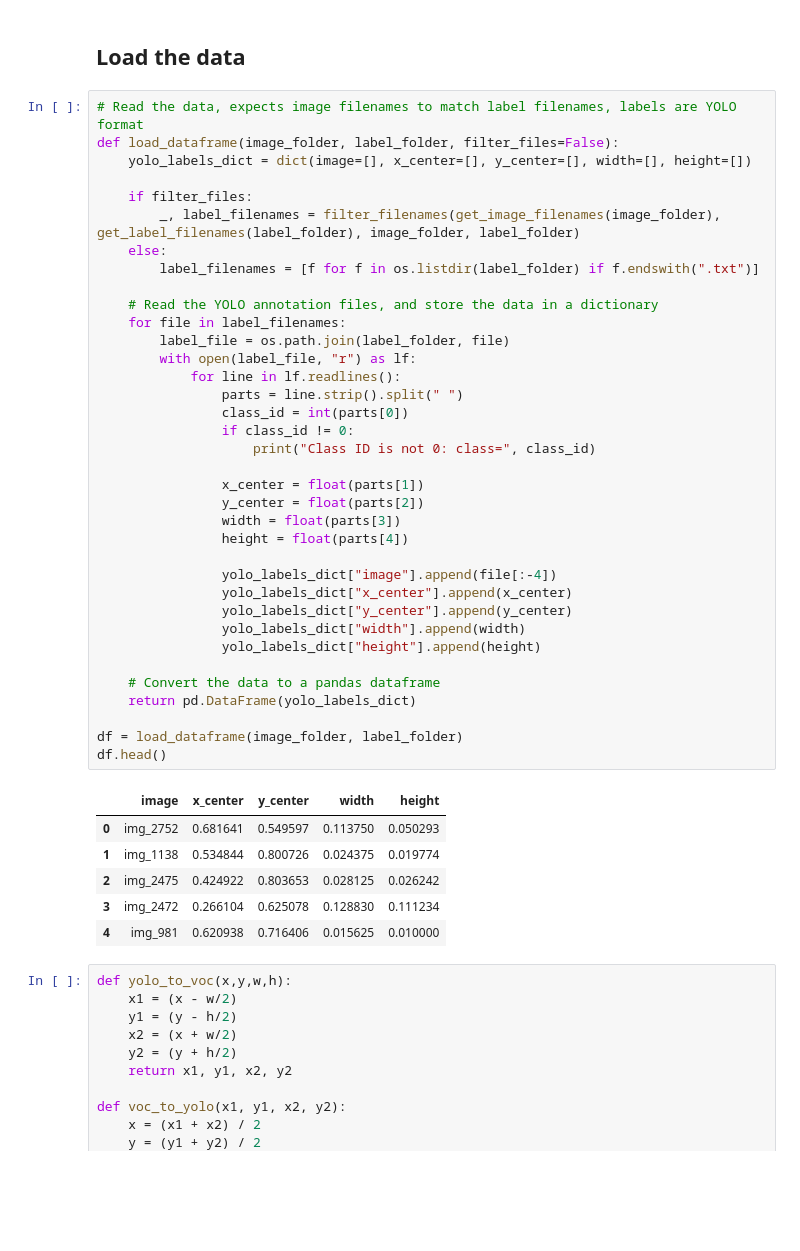
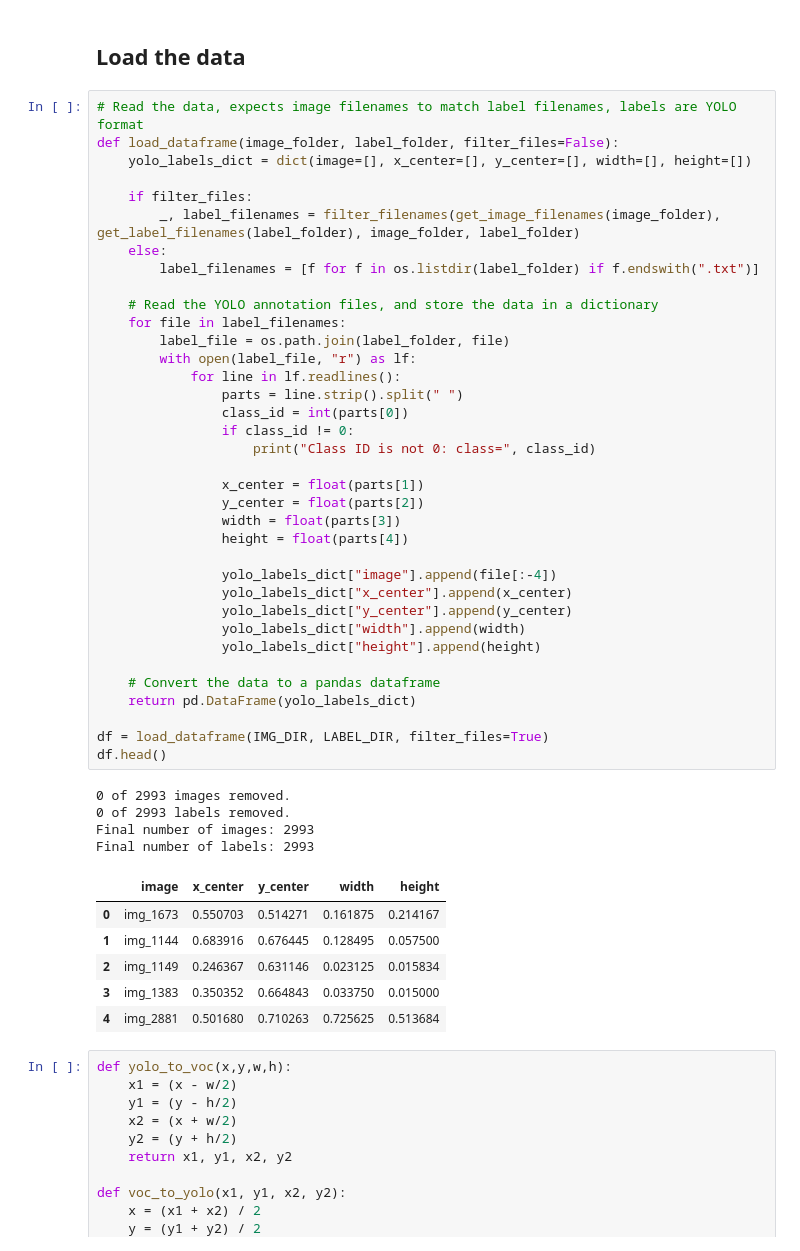
Before and after one commit to Gabmelom/plate-vision, a Jupyter notebook: plate-vision.ipynb, the cells around one changed output. Drawn from its saved outputs; the diff is of its cells as text; blank space fills up the shorter version.

```diff
--- a/plate-vision.ipynb
+++ b/plate-vision.ipynb
@@ -130,39 +130,43 @@ def load_dataframe(image_folder, label_folder, filter_files=False):
     else:
         label_filenames = [f for f in os.listdir(label_folder) if f.endswith(".txt")]
 
     # Read the YOLO annotation files, and store the data in a dictionary
     for file in label_filenames:
         label_file = os.path.join(label_folder, file)
         with open(label_file, "r") as lf:
             for line in lf.readlines():
                 parts = line.strip().split(" ")
                 class_id = int(parts[0])
                 if class_id != 0:
                     print("Class ID is not 0: class=", class_id)
 
                 x_center = float(parts[1])
                 y_center = float(parts[2])
                 width = float(parts[3])
                 height = float(parts[4])
 
                 yolo_labels_dict["image"].append(file[:-4])
                 yolo_labels_dict["x_center"].append(x_center)
                 yolo_labels_dict["y_center"].append(y_center)
                 yolo_labels_dict["width"].append(width)
                 yolo_labels_dict["height"].append(height)
 
     # Convert the data to a pandas dataframe
     return pd.DataFrame(yolo_labels_dict)
 
-df = load_dataframe(image_folder, label_folder)
+df = load_dataframe(IMG_DIR, LABEL_DIR, filter_files=True)
 df.head()
 # %% [output]
+0 of 2993 images removed.
+0 of 2993 labels removed.
+Final number of images: 2993
+Final number of labels: 2993
 |  | image | x_center | y_center | width | height |
-| 0 | img_2752 | 0.681641 | 0.549597 | 0.113750 | 0.050293 |
-| 1 | img_1138 | 0.534844 | 0.800726 | 0.024375 | 0.019774 |
-| 2 | img_2475 | 0.424922 | 0.803653 | 0.028125 | 0.026242 |
-| 3 | img_2472 | 0.266104 | 0.625078 | 0.128830 | 0.111234 |
-| 4 | img_981 | 0.620938 | 0.716406 | 0.015625 | 0.010000 |
+| 0 | img_1673 | 0.550703 | 0.514271 | 0.161875 | 0.214167 |
+| 1 | img_1144 | 0.683916 | 0.676445 | 0.128495 | 0.057500 |
+| 2 | img_1149 | 0.246367 | 0.631146 | 0.023125 | 0.015834 |
+| 3 | img_1383 | 0.350352 | 0.664843 | 0.033750 | 0.015000 |
+| 4 | img_2881 | 0.501680 | 0.710263 | 0.725625 | 0.513684 |
 # %%
 def yolo_to_voc(x,y,w,h):
     x1 = (x - w/2)
```
Also changed, not shown: parts of 6 cells of this notebook, 1 other file.
